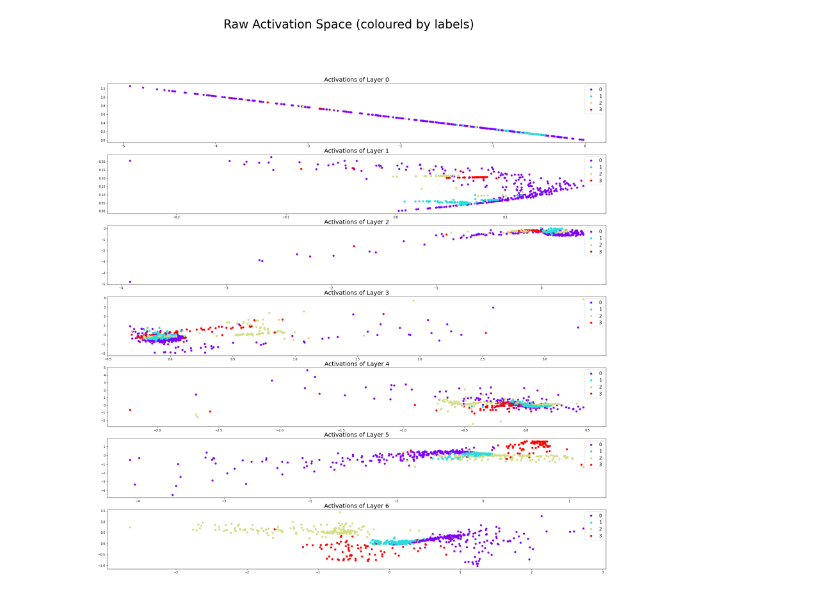
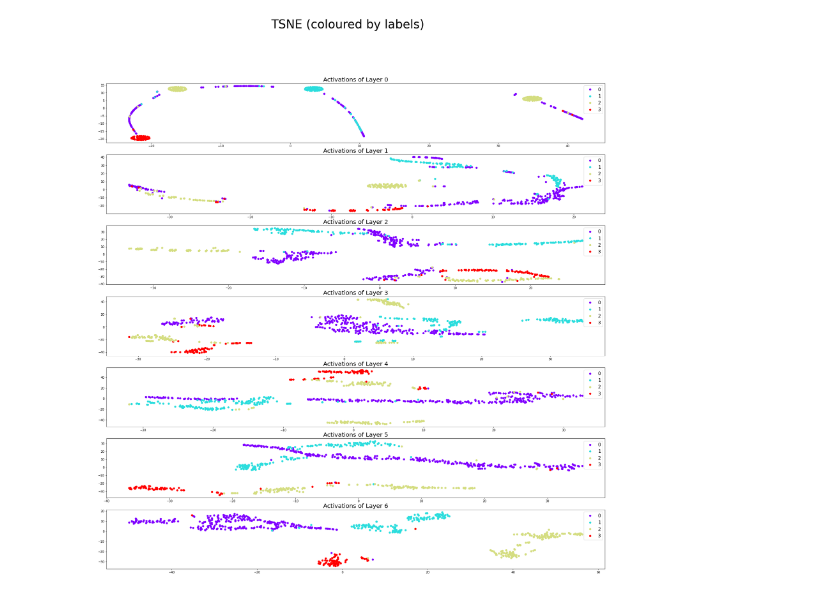
Before and after one commit to CharlotteMagister/GCExplainer, a Jupyter notebook: src/k_clustering/BA_Shapes.ipynb, the cells around one changed output. Saved outputs shown, nothing was run; the diff lists cells and outputs as text; code cells hidden in the pictures.

```diff
--- a/src/k_clustering/BA_Shapes.ipynb
+++ b/src/k_clustering/BA_Shapes.ipynb
@@ -162,9 +136,10 @@ def test(model, node_data_x, node_data_y, edge_list, mask):
     correct += pred[mask].eq(node_data_y[mask]).sum().item()
     return correct / (len(node_data_y[mask]))
 
-def train(model, features, labels, edges, plot=False, save=False):
+def train(model, optimizer, features, labels, edges, plot=False, save=False):
     # register hooks to track activation
     model = register_hooks(model)
+    optimizer = torch.optim.Adam(model.parameters(), lr=0.0001)
 
     # list of accuracies
     train_accuracies, test_accuracies = list(), list()
@@ -177,7 +152,7 @@ def train(model, features, labels, edges, plot=False, save=False):
     train_mask = np.random.rand(len(node_data_x)) < train_size
     test_mask = ~train_mask
 
-    optimizer = torch.optim.Adam(model.parameters(), lr=0.0001)
+    predictions = []
 
     # epochs
     for epoch in range(1500):
@@ -187,6 +162,7 @@ def train(model, features, labels, edges, plot=False, save=False):
 
             # input data
             out = model(node_data_x, edge_list)
+            predictions += out.cpu().detach().numpy().tolist()
 
             # calculate loss
             loss = F.nll_loss(out[train_mask], node_data_y[train_mask])
@@ -217,6 +193,18 @@ def train(model, features, labels, edges, plot=False, save=False):
 
         with open("models/ba_shape_activation.txt", 'wb') as file:
             pickle.dump(activation_list, file)
+
+    cg_dict = {
+        "adj": np.array(nx.to_numpy_matrix(G)),
+        "feat": features,
+        "label": [labels],
+        "pred": np.expand_dims(predictions, axis=0),
+        "train_idx": list(range(len(node_data_x))),
+    }
+
+    args = "base"
+
+    save_checkpoint(model, optimizer, args, 1500, True, cg_dict=cg_dict)
 # %%
 def load_data():
     G = nx.readwrite.read_gpickle("../../data/synthetic/graph_ba_300_80.gpickel")
@@ -251,5 +239,5 @@ if load_pretrained:
         activation_list = pickle.loads(file.read())
 
 else:
-    train(model, features, labels, edges, plot=True, save=True)
+    train(model, G, features, labels, edges, plot=True, save=True)
 # %% [output]
@@ -258,25 +246,26 @@ Epoch: 1499, Loss: 0.15607, Train Acc: 0.96174, Test Acc: 0.96800
 # %%
 ### Analysis
 num_layers = len(activation_list)
 
 def plot_activation_space(data, labels, activation_type):
     fig, axs = plt.subplots(num_layers, 1, figsize=(30, 30))
     fig.suptitle(f'{activation_type} (coloured by labels)', fontsize=40)
 
     counter = 0
     for ax in axs:
         item = data[counter]
         ax.set_title("Activations of Layer {}".format(counter), fontsize=20)
         scatter = ax.scatter(item[:,0], item[:,1], c=labels, cmap='rainbow')
         ax.legend(handles=scatter.legend_elements()[0], labels=list(np.unique(labels)), fontsize=15)
         counter += 1
 
 
-# plot raw activation space
-activations = list()
-for i in range(0, len(activation_list)):
-    activations.append(activation_list[f'conv{i}'])
+# TSNE conversion
+tsne_data = []
+for i in range(0, num_layers):
+    tsne_data.append(TSNE(n_components=2).fit_transform(activation_list[f'conv{i}']))
 
-plot_activation_space(activations, labels, "Raw Activation Space")
+# plot tsne graphs
+plot_activation_space(tsne_data, labels, "TSNE")
 # %% [output]
-[figure, old version]
+[figure, new version]
```
Also changed, not shown: parts of 9 cells of this notebook, 5 other files.
